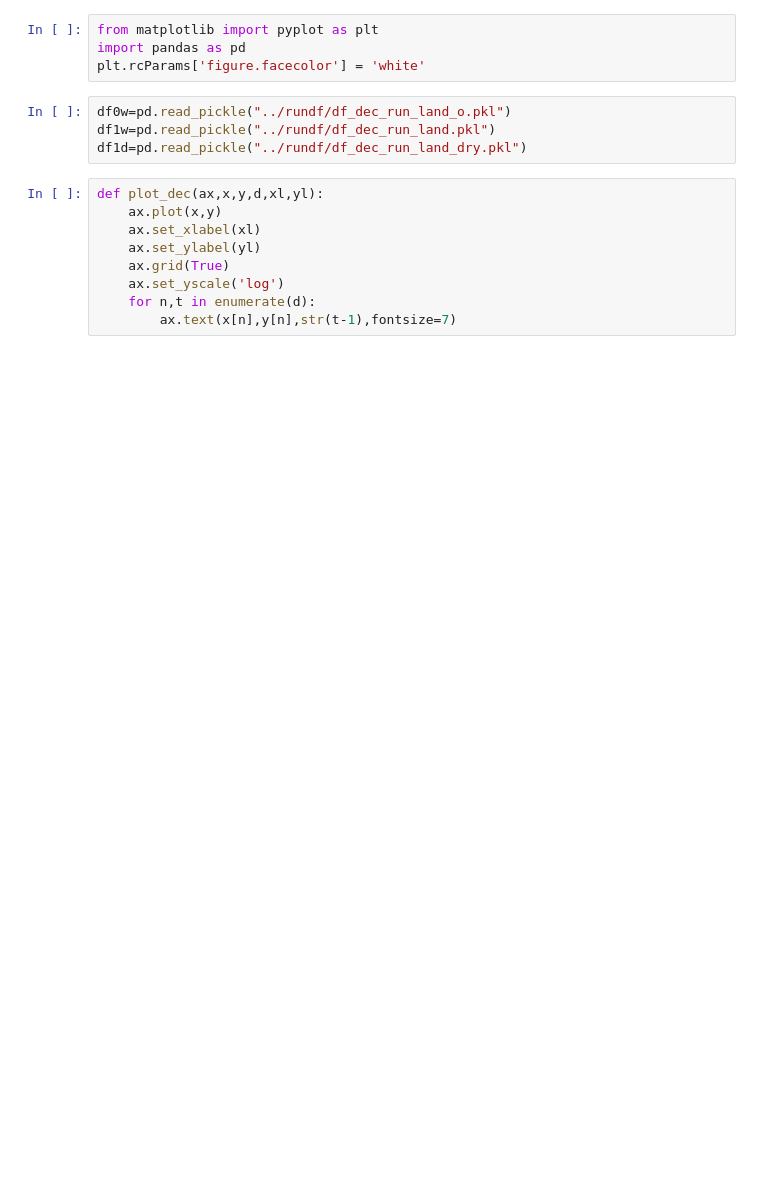
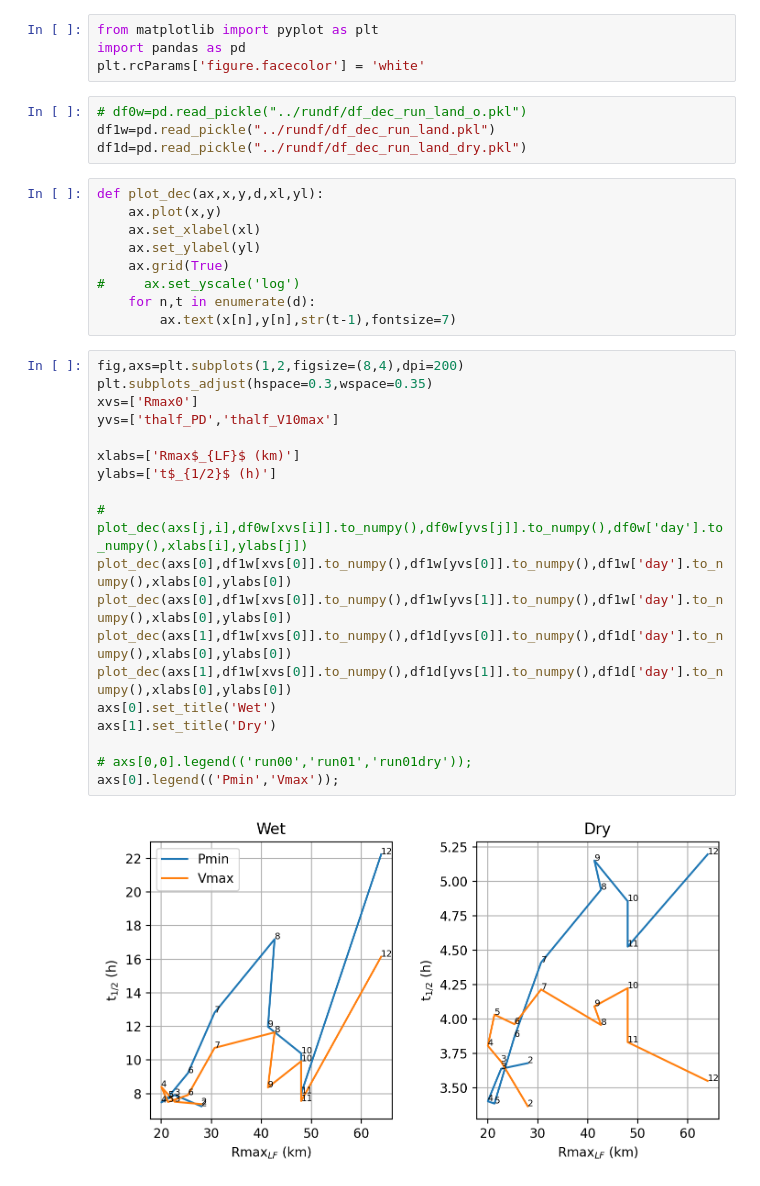
Before and after one commit to suprdory/wrfstore-py, a Jupyter notebook: decay_rates/plot_decay_rel.ipynb, the cells around one changed output. Cells and saved outputs as stored; diff of their text form; blank space fills up the shorter version.

```diff
--- a/decay_rates/plot_decay_rel.ipynb
+++ b/decay_rates/plot_decay_rel.ipynb
@@ -3,7 +3,7 @@ from matplotlib import pyplot as plt
 import pandas as pd
 plt.rcParams['figure.facecolor'] = 'white'
 # %%
-df0w=pd.read_pickle("../rundf/df_dec_run_land_o.pkl")
+# df0w=pd.read_pickle("../rundf/df_dec_run_land_o.pkl")
 df1w=pd.read_pickle("../rundf/df_dec_run_land.pkl")
 df1d=pd.read_pickle("../rundf/df_dec_run_land_dry.pkl")
 # %%
@@ -12,9 +12,30 @@ def plot_dec(ax,x,y,d,xl,yl):
     ax.set_xlabel(xl)
     ax.set_ylabel(yl)
     ax.grid(True)
-    ax.set_yscale('log')
+#     ax.set_yscale('log')
     for n,t in enumerate(d):
         ax.text(x[n],y[n],str(t-1),fontsize=7)
+# %%
+fig,axs=plt.subplots(1,2,figsize=(8,4),dpi=200)
+plt.subplots_adjust(hspace=0.3,wspace=0.35)
+xvs=['Rmax0']
+yvs=['thalf_PD','thalf_V10max']
+
+xlabs=['Rmax$_{LF}$ (km)']
+ylabs=['t$_{1/2}$ (h)']
+
+#         plot_dec(axs[j,i],df0w[xvs[i]].to_numpy(),df0w[yvs[j]].to_numpy(),df0w['day'].to_numpy(),xlabs[i],ylabs[j])
+plot_dec(axs[0],df1w[xvs[0]].to_numpy(),df1w[yvs[0]].to_numpy(),df1w['day'].to_numpy(),xlabs[0],ylabs[0])
+plot_dec(axs[0],df1w[xvs[0]].to_numpy(),df1w[yvs[1]].to_numpy(),df1w['day'].to_numpy(),xlabs[0],ylabs[0])
+plot_dec(axs[1],df1w[xvs[0]].to_numpy(),df1d[yvs[0]].to_numpy(),df1d['day'].to_numpy(),xlabs[0],ylabs[0])
+plot_dec(axs[1],df1w[xvs[0]].to_numpy(),df1d[yvs[1]].to_numpy(),df1d['day'].to_numpy(),xlabs[0],ylabs[0])
+axs[0].set_title('Wet')
+axs[1].set_title('Dry')
+
+# axs[0,0].legend(('run00','run01','run01dry'));
+axs[0].legend(('Pmin','Vmax'));
+# %% [output]
+[figure, added]
 # %%
 fig,axs=plt.subplots(2,3,figsize=(12,8),dpi=200)
 plt.subplots_adjust(hspace=0.3,wspace=0.35)
```
Also changed, not shown: parts of 1 cell of this notebook, 17 other files.
